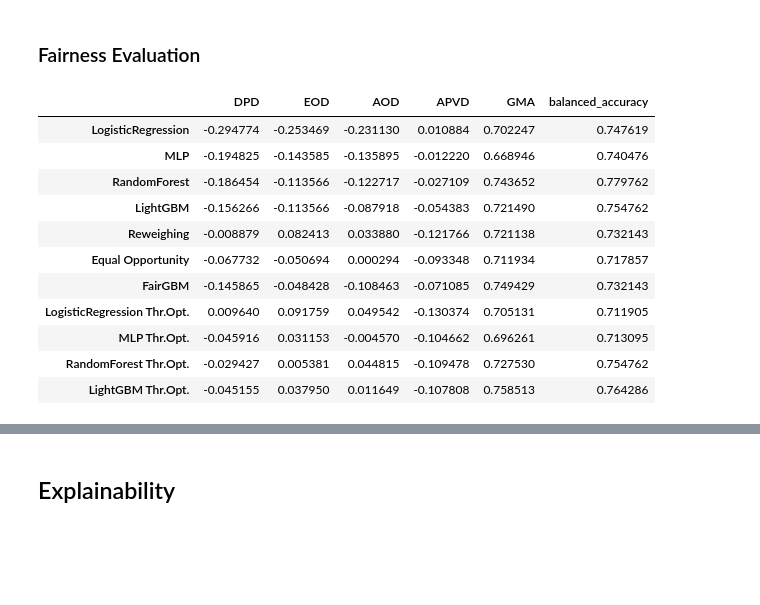
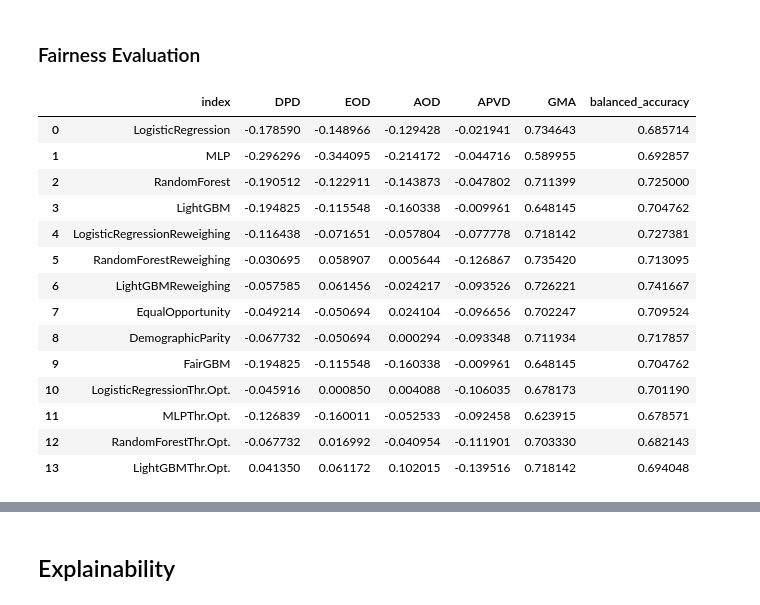
Before and after one commit to hiaac-finance/credit_pipeline, a Jupyter notebook: examples/german.ipynb, the cells around one changed output, grey strips where cells are left out. Cells and saved outputs as stored; diff of their text form; code cells hidden in the pictures; blank space fills up the shorter version.

Commit message:
rerun of german and taiwan  notebooks with all fairness methods

```diff
--- a/examples/german.ipynb
+++ b/examples/german.ipynb
@@ -265,9 +261,10 @@ rw_weights = rw.transform(x_train_aif).instance_weights
 # %%
-best_params_lgbm = {'learning_rate': 0.011328189091755097, 'num_leaves': 90, 'max_depth': 3, 'min_child_samples': 6, 'colsample_bytree': 0.3495715373272639, 'reg_alpha': 0.49445533037344624, 'reg_lambda': 0.707992442416903, 'n_estimators': 100, 'class_weight': None, 'verbose': -1}
-rw_model = LGBMClassifier(**best_params_lgbm)
-rw_model.fit(X_train_preprocess, y_train, sample_weight=rw_weights);
-rw_threshold = ks_threshold(y_val, rw_model.predict_proba(X_val_preprocess)[:,1])
-models_dict_fairness["Reweighing"] = rw_model.predict_proba(X_test_preprocess)[:,1] > rw_threshold
+for n in ["LogisticRegression", "RandomForest", "LightGBM"]:
+    best_params = models[n]["classifier"].get_params()
+    rw_model = classifiers[n](**best_params)
+    rw_model.fit(X_train_preprocess, y_train, sample_weight=rw_weights)
+    rw_threshold = ks_threshold(y_val, rw_model.predict_proba(X_val_preprocess)[:,1])
+    models_dict_fairness[n + "Reweighing"] = rw_model.predict_proba(X_test_preprocess)[:,1] > rw_threshold
 # %% [markdown]
 ### In-processing
 # %% [markdown]
@@ -278,13 +275,24 @@ eop_class = create_pipeline(
     X_train,
     y_train,
     EqualOpportunityClassifier(
-        covariance_threshold = 0.2,
+        covariance_threshold = 0.1,
         sensitive_cols = gender_col_idx,
         positive_target = 1
     )
 )
 eop_class.fit(X_train, y_train)
 eoq_ks_threshold = ks_threshold(y_val, eop_class.predict_proba(X_val)[:,1])
-models_dict_fairness["Equal Opportunity"] = eop_class.predict_proba(X_test)[:,1] > eoq_ks_threshold
+models_dict_fairness["EqualOpportunity"] = eop_class.predict_proba(X_test)[:,1] > eoq_ks_threshold
+dop_class = create_pipeline(
+    X_train,
+    y_train,
+    DemographicParityClassifier(
+        covariance_threshold = 0.1,
+        sensitive_cols = gender_col_idx,
+    )
+)
+dop_class.fit(X_train, y_train)
+dop_ks_threshold = ks_threshold(y_val, dop_class.predict_proba(X_val)[:,1])
+models_dict_fairness["DemographicParity"] = dop_class.predict_proba(X_test)[:,1] > dop_ks_threshold
 # %% [markdown]
 #### FairGBM
@@ -299,4 +299,11 @@ fairgbm.fit(X_train_preprocess, y_train, constraint_group=A_train);
 # %%
+fairgbm_params = models["LightGBM"]["classifier"].get_params()
+del fairgbm_params["objective"]
+fairgbm = FairGBMClassifier(
+    constraint_type="FNR",
+    **fairgbm_params
+)
+fairgbm.fit(X_train_preprocess, y_train, constraint_group=A_train)
 fairgbm_threshold = ks_threshold(y_val, fairgbm.predict_proba(X_val_preprocess)[:,1])
 models_dict_fairness["FairGBM"] =fairgbm.predict_proba(X_test_preprocess)[:,1] > fairgbm_threshold
 # %% [markdown]
@@ -322,18 +329,22 @@ df_metrics_results = get_fairness_metrics(
     A_test,
     1
 )
-df_metrics_results.to_csv("results/german_fairness_metrics.csv")
-df_metrics_results
+df_metrics_results_ = df_metrics_results.copy().reset_index()
-# %% [output]
-|  | DPD | EOD | AOD | APVD | GMA | balanced_accuracy |
-| LogisticRegression | -0.294774 | -0.253469 | -0.231130 | 0.010884 | 0.702247 | 0.747619 |
-| MLP | -0.194825 | -0.143585 | -0.135895 | -0.012220 | 0.668946 | 0.740476 |
-| RandomForest | -0.186454 | -0.113566 | -0.122717 | -0.027109 | 0.743652 | 0.779762 |
-| LightGBM | -0.156266 | -0.113566 | -0.087918 | -0.054383 | 0.721490 | 0.754762 |
-| Reweighing | -0.008879 | 0.082413 | 0.033880 | -0.121766 | 0.721138 | 0.732143 |
-| Equal Opportunity | -0.067732 | -0.050694 | 0.000294 | -0.093348 | 0.711934 | 0.717857 |
-| FairGBM | -0.145865 | -0.048428 | -0.108463 | -0.071085 | 0.749429 | 0.732143 |
-| LogisticRegression Thr.Opt. | 0.009640 | 0.091759 | 0.049542 | -0.130374 | 0.705131 | 0.711905 |
-| MLP Thr.Opt. | -0.045916 | 0.031153 | -0.004570 | -0.104662 | 0.696261 | 0.713095 |
-| RandomForest Thr.Opt. | -0.029427 | 0.005381 | 0.044815 | -0.109478 | 0.727530 | 0.754762 |
-| LightGBM Thr.Opt. | -0.045155 | 0.037950 | 0.011649 | -0.107808 | 0.758513 | 0.764286 |
+# %%
+df_metrics_results_
+# %% [output]
+|  | index | DPD | EOD | AOD | APVD | GMA | balanced_accuracy |
+| 0 | LogisticRegression | -0.178590 | -0.148966 | -0.129428 | -0.021941 | 0.734643 | 0.685714 |
+| 1 | MLP | -0.296296 | -0.344095 | -0.214172 | -0.044716 | 0.589955 | 0.692857 |
+| 2 | RandomForest | -0.190512 | -0.122911 | -0.143873 | -0.047802 | 0.711399 | 0.725000 |
+| 3 | LightGBM | -0.194825 | -0.115548 | -0.160338 | -0.009961 | 0.648145 | 0.704762 |
+| 4 | LogisticRegressionReweighing | -0.116438 | -0.071651 | -0.057804 | -0.077778 | 0.718142 | 0.727381 |
+| 5 | RandomForestReweighing | -0.030695 | 0.058907 | 0.005644 | -0.126867 | 0.735420 | 0.713095 |
+| 6 | LightGBMReweighing | -0.057585 | 0.061456 | -0.024217 | -0.093526 | 0.726221 | 0.741667 |
+| 7 | EqualOpportunity | -0.049214 | -0.050694 | 0.024104 | -0.096656 | 0.702247 | 0.709524 |
+| 8 | DemographicParity | -0.067732 | -0.050694 | 0.000294 | -0.093348 | 0.711934 | 0.717857 |
+| 9 | FairGBM | -0.194825 | -0.115548 | -0.160338 | -0.009961 | 0.648145 | 0.704762 |
+| 10 | LogisticRegressionThr.Opt. | -0.045916 | 0.000850 | 0.004088 | -0.106035 | 0.678173 | 0.701190 |
+| 11 | MLPThr.Opt. | -0.126839 | -0.160011 | -0.052533 | -0.092458 | 0.623915 | 0.678571 |
+| 12 | RandomForestThr.Opt. | -0.067732 | 0.016992 | -0.040954 | -0.111901 | 0.703330 | 0.682143 |
+| 13 | LightGBMThr.Opt. | 0.041350 | 0.061172 | 0.102015 | -0.139516 | 0.718142 | 0.694048 |
```
Also changed, not shown: parts of 6 cells of this notebook, 1 other file.
